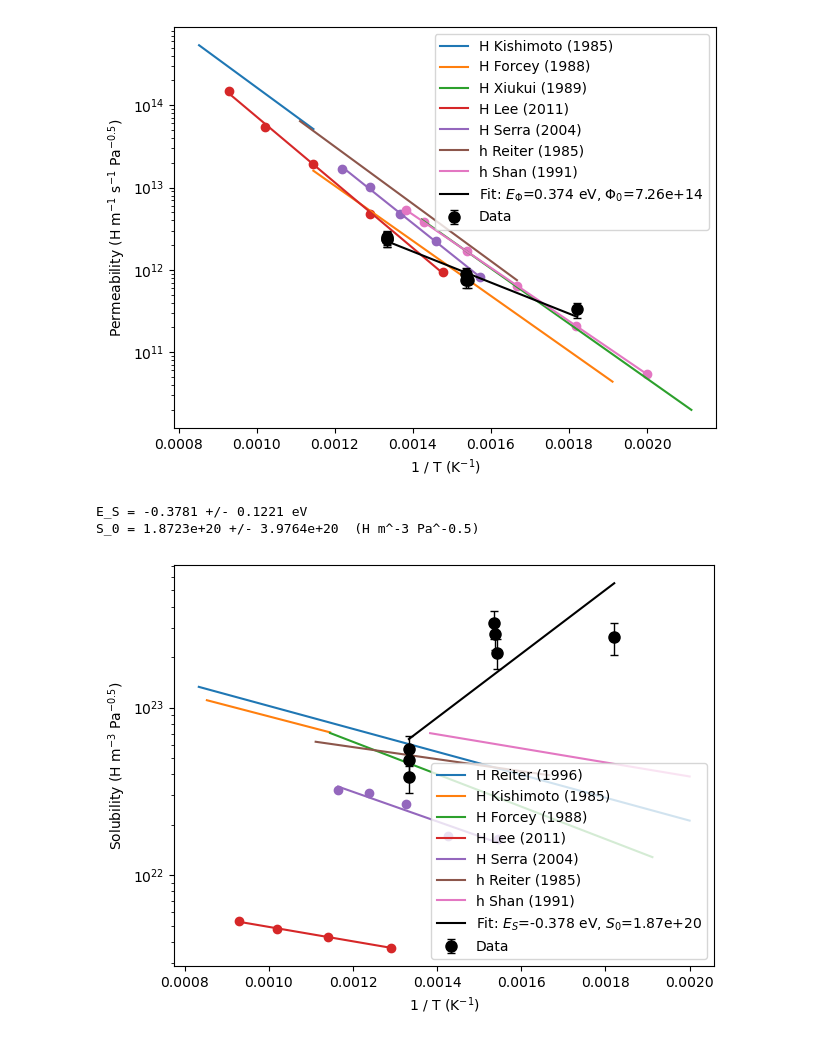
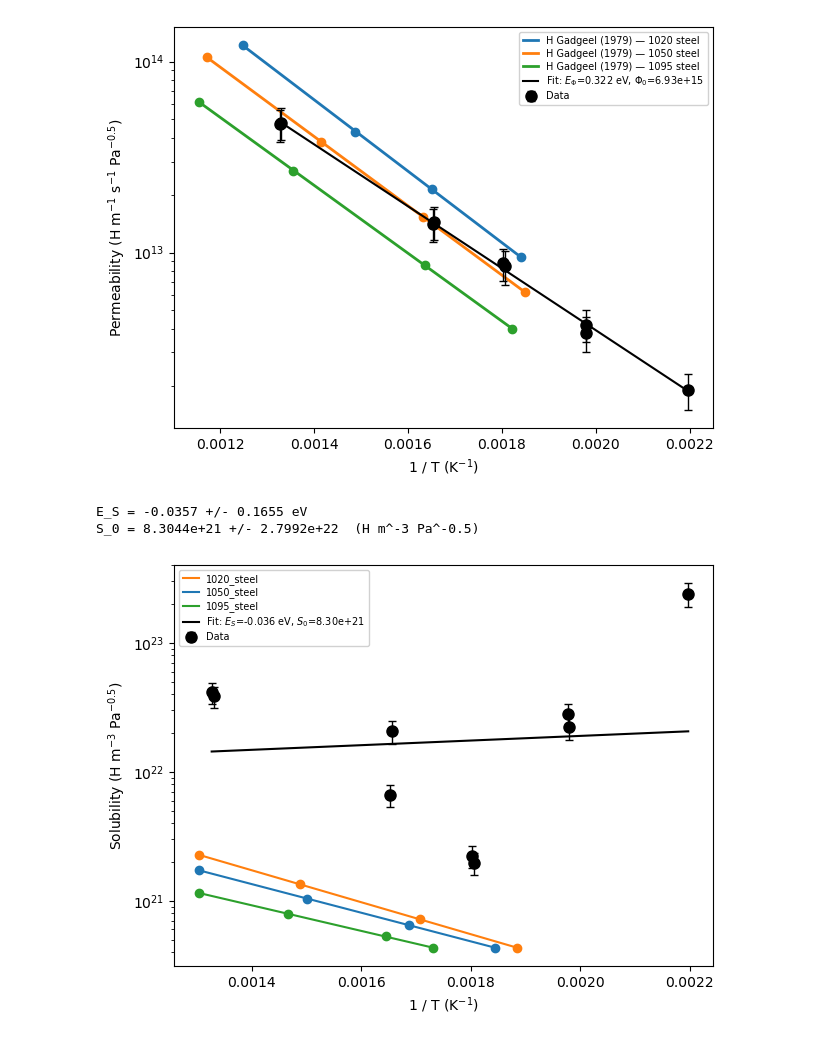
Before and after one commit to WeaverC20/permeation_barrier_analysis, a Jupyter notebook: ShieldRunsAnalysis/plot_against_htm.ipynb, the cells around one changed output. Saved outputs shown, nothing was run; the diff lists cells and outputs as text; code cells hidden in the pictures.

```diff
--- a/ShieldRunsAnalysis/plot_against_htm.ipynb
+++ b/ShieldRunsAnalysis/plot_against_htm.ipynb
@@ -69,7 +69,7 @@ def plot_steel_db_background(prop_type, ax=None):
 # %%
 material_str = "316l_steel_fresh"
 # material_str = "316l_steel"
-# material_str = "steel"
+material_str = "steel"
 
 csv_name = f"{material_str}_diffusivities.csv"
 # csv_name = "UKEA_316_steel"
@@ -210,35 +211,36 @@ else:
 
 # Overlay measured points as solid black circles with error bars
 ax.errorbar(
     invT_nom,
     Phi_nom,
     yerr=Phi_std,
     fmt="o",
     markersize=8,
     color="black",
     ecolor="black",
     elinewidth=1,
     capsize=3,
     label="Data"
 )
 
 # Overlay the Arrhenius fit line
 ax.plot(Phi_invT_fit, Phi_fit, "k-", linewidth=1.5,
         label=fr"Fit: $E_\Phi$={E_Phi:.3f} eV, $\Phi_0$={Phi_0:.2e}")
 
 # Apply the same scaling and labels to keep consistent with htm
 ax.set_yscale("log")
 ax.set_xlabel("1 / T (K$^{-1}$)")
 ax.set_ylabel("Permeability (H m$^{-1}$ s$^{-1}$ Pa$^{-0.5}$)")
 
 # Merge legends if htm already has one
-ax.legend()
+ax.legend(fontsize=7, loc="best", framealpha=0.9, borderpad=0.4,
+          labelspacing=0.3, handlelength=1.6)
 
 plt.tight_layout()
 plt.savefig(os.path.join(fig_dir, f"{plot_base}_permeability.pdf"), bbox_inches="tight")
 plt.show()
 # %% [output]
-[figure, old version]
+[figure, new version]
 # %%
 # --- Arrhenius fit for solubility: S = Phi / D = S_0 * exp(-E_S / (k_B T)) ---
 k_B = 8.617333262e-5  # eV/K
@@ -293,11 +295,12 @@ ax.plot(S_invT_fit, S_fit, "k-", linewidth=1.5,
 ax.set_yscale("log")
 ax.set_xlabel("1 / T (K$^{-1}$)")
 ax.set_ylabel("Solubility (H m$^{-3}$ Pa$^{-0.5}$)")
-ax.legend()
+ax.legend(fontsize=7, loc="best", framealpha=0.9, borderpad=0.4,
+          labelspacing=0.3, handlelength=1.6)
 plt.tight_layout()
 plt.savefig(os.path.join(fig_dir, f"{plot_base}_solubility.pdf"), bbox_inches="tight")
 plt.show()
 # %% [output]
-E_S = -0.3781 +/- 0.1221 eV
-S_0 = 1.8723e+20 +/- 3.9764e+20  (H m^-3 Pa^-0.5)
+E_S = -0.0357 +/- 0.1655 eV
+S_0 = 8.3044e+21 +/- 2.7992e+22  (H m^-3 Pa^-0.5)
-[figure, old version]
+[figure, new version]
```
Also changed, not shown: parts of 2 cells of this notebook.
